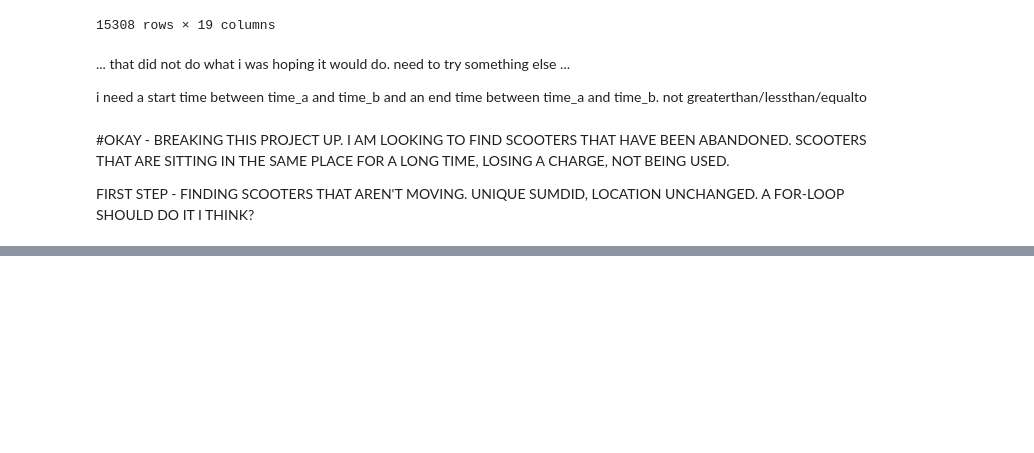
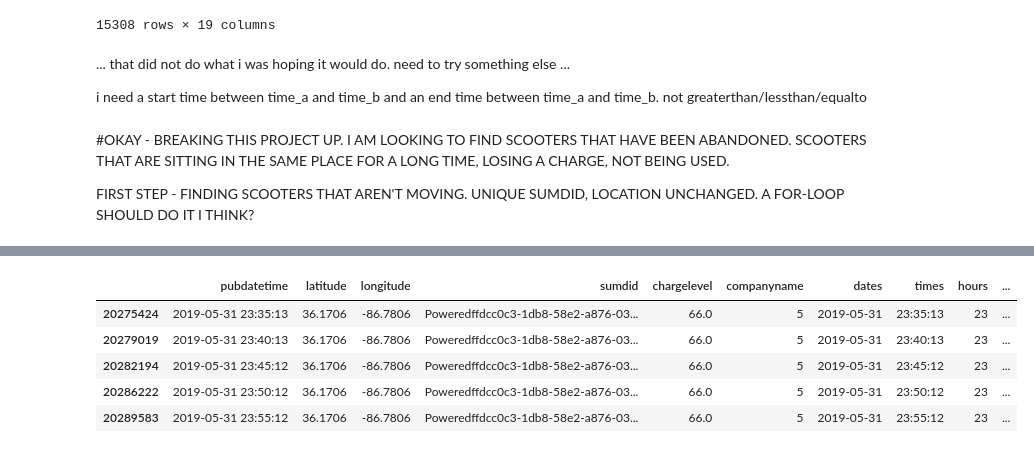
Before and after one commit to Rhunsilval/nashville_scooters_python, a Jupyter notebook: notebooks/2_exploration_may.ipynb, the cells around one changed output, grey strips where cells are left out. Cells and saved outputs as stored; diff of their text form; code cells hidden in the pictures; blank space fills up the shorter version.

```diff
--- a/notebooks/2_exploration_may.ipynb
+++ b/notebooks/2_exploration_may.ipynb
@@ -580,0 +619,11 @@ maysorted.head()
+# %%
+may_stationaryscooter = may_stationaryscooter[may_stationaryscooter['lonmovement']==0.0]
+# %%
+may_stationaryscooter.tail()
+# %% [output]
+|  | pubdatetime | latitude | longitude | sumdid | chargelevel | companyname | dates | times | hours | ... |
+| 20275424 | 2019-05-31 23:35:13 | 36.1706 | -86.7806 | Poweredffdcc0c3-1db8-58e2-a876-03... | 66.0 | 5 | 2019-05-31 | 23:35:13 | 23 | ... |
+| 20279019 | 2019-05-31 23:40:13 | 36.1706 | -86.7806 | Poweredffdcc0c3-1db8-58e2-a876-03... | 66.0 | 5 | 2019-05-31 | 23:40:13 | 23 | ... |
+| 20282194 | 2019-05-31 23:45:12 | 36.1706 | -86.7806 | Poweredffdcc0c3-1db8-58e2-a876-03... | 66.0 | 5 | 2019-05-31 | 23:45:12 | 23 | ... |
+| 20286222 | 2019-05-31 23:50:12 | 36.1706 | -86.7806 | Poweredffdcc0c3-1db8-58e2-a876-03... | 66.0 | 5 | 2019-05-31 | 23:50:12 | 23 | ... |
+| 20289583 | 2019-05-31 23:55:12 | 36.1706 | -86.7806 | Poweredffdcc0c3-1db8-58e2-a876-03... | 66.0 | 5 | 2019-05-31 | 23:55:12 | 23 | ... |
```
Also changed, not shown: parts of 15 cells of this notebook.
